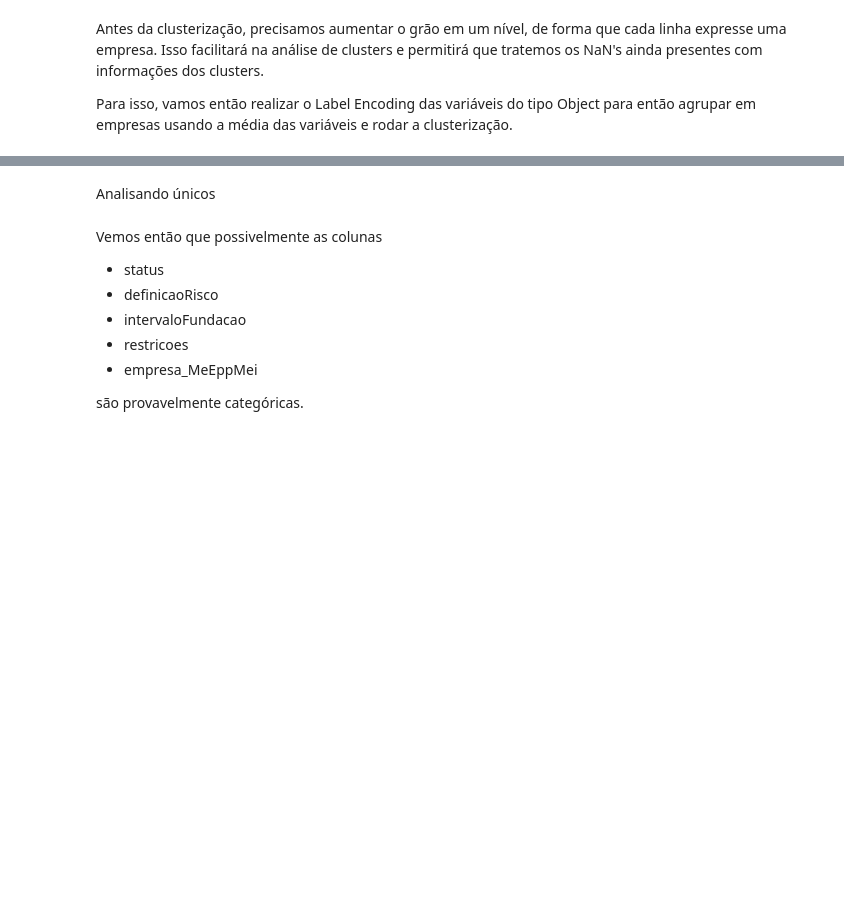
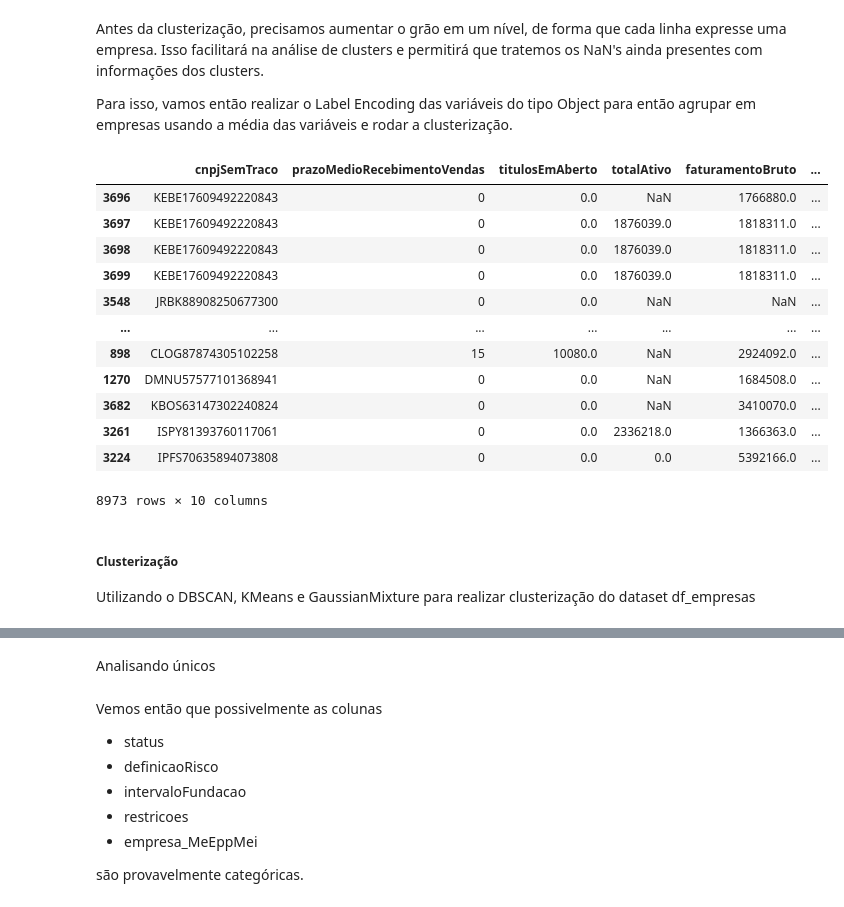
Before and after one commit to diegocmr/bootcamp_ia, a Jupyter notebook: analise_exploratoria.ipynb, the cells around one changed output, grey strips where cells are left out. Cells and saved outputs as stored; diff of their text form; code cells hidden in the pictures; blank space fills up the shorter version.

```diff
--- a/analise_exploratoria.ipynb
+++ b/analise_exploratoria.ipynb
@@ -408,11 +408,3 @@ def split_datas(df, cols):
     df.drop(columns=cols, inplace=True)
     return df
 df2 = split_datas(df2, ['primeiraCompra', 'periodoBalanco'])
-# %%
-df2['primeiraCompra'] = df2.loc[df['primeiraCompra'].notnull(), 'primeiraCompra']\
-        .apply(lambda x: datetime.datetime.strptime(x, '%Y-%m-%dT%H:%M:%S').strftime('%d/%m/%Y'))
-df2['periodoBalanco'] = df2.loc[df['periodoBalanco'].notnull(), 'periodoBalanco']\
-        .apply(lambda x: datetime.datetime.strptime(x, '%Y-%m-%dT%H:%M:%S').strftime('%d/%m/%Y'))
-# %%
-df2['primeiraCompra_dia'] = df2.loc[df['primeiraCompra'].notnull(), 'primeiraCompra']\
-        .apply(lambda x: x.split('/')[0] )
@@ -418,0 +413,3 @@ df2['primeiraCompra_dia'] = df2.loc[df['primeiraCompra'].notnull(), 'primeiraCom
+# %%
+df2["qtd_solic"] = df.groupby('cnpjSemTraco')['cnpjSemTraco'].rank(method="first", ascending=True)
+df2[['cnpjSemTraco', 'qtd_solic']].head(10)
@@ -450,6 +459,33 @@ def label_encode_write_json(df,ignore_cols = None, name = None):
 # %%
 #construindo df_empresas
 df_empresas = df2.copy()
-df_empresas = label_encode_write_json(df_empresas, ignore_cols = 'cnpjSemTraco', name = '13col')
+
+#removendo colunas pouco pertinentes à 'persona' das emprsas
+df_empresas = df_empresas.drop(columns = ['valorAprovado',
+                                          'primeiraCompra_Y',
+                                          'primeiraCompra_m',
+                                          'primeiraCompra_d',
+                                          'periodoBalanco_Y',
+                                          'periodoBalanco_m',
+                                          'periodoBalanco_d',
+                                         'valorSolicitado'])
+
+#label encoding e criação de inverse_transform para futuros clientes
+df_empresas = label_encode_write_json(df_empresas, ignore_cols = 'cnpjSemTraco', name = '{cnt}col'\
+                                                                  .format(cnt = df_empresas.shape[1]))
 df_empresas
+# %% [output]
+|  | cnpjSemTraco | prazoMedioRecebimentoVendas | titulosEmAberto | totalAtivo | faturamentoBruto | ... |
+| 3696 | KEBE17609492220843 | 0 | 0.0 | NaN | 1766880.0 | ... |
+| 3697 | KEBE17609492220843 | 0 | 0.0 | 1876039.0 | 1818311.0 | ... |
+| 3698 | KEBE17609492220843 | 0 | 0.0 | 1876039.0 | 1818311.0 | ... |
+| 3699 | KEBE17609492220843 | 0 | 0.0 | 1876039.0 | 1818311.0 | ... |
+| 3548 | JRBK88908250677300 | 0 | 0.0 | NaN | NaN | ... |
+| ... | ... | ... | ... | ... | ... | ... |
+| 898 | CLOG87874305102258 | 15 | 10080.0 | NaN | 2924092.0 | ... |
+| 1270 | DMNU57577101368941 | 0 | 0.0 | NaN | 1684508.0 | ... |
+| 3682 | KBOS63147302240824 | 0 | 0.0 | NaN | 3410070.0 | ... |
+| 3261 | ISPY81393760117061 | 0 | 0.0 | 2336218.0 | 1366363.0 | ... |
+| 3224 | IPFS70635894073808 | 0 | 0.0 | 0.0 | 5392166.0 | ... |
+8973 rows × 10 columns
 # %%
@@ -461,0 +504,3 @@ df2.groupby('cnpjSemTraco').agg('mean')
+# %% [markdown]
+##### Clusterização
+Utilizando o DBSCAN, KMeans e GaussianMixture para realizar clusterização do dataset df_empresas
```
Also changed, not shown: parts of 19 cells of this notebook, 3 other files.
